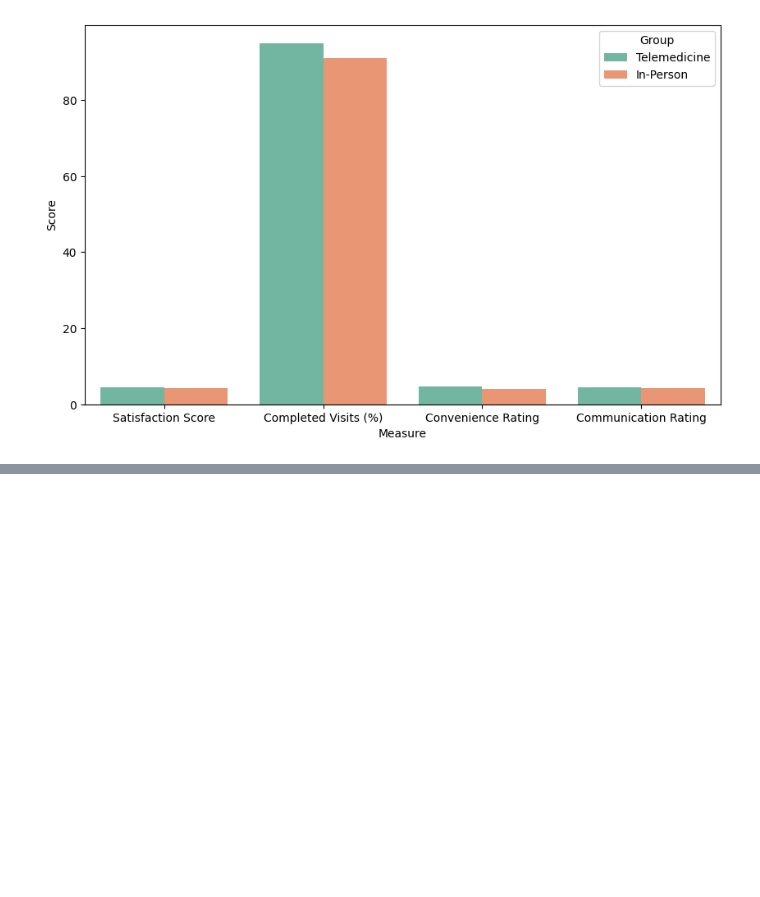
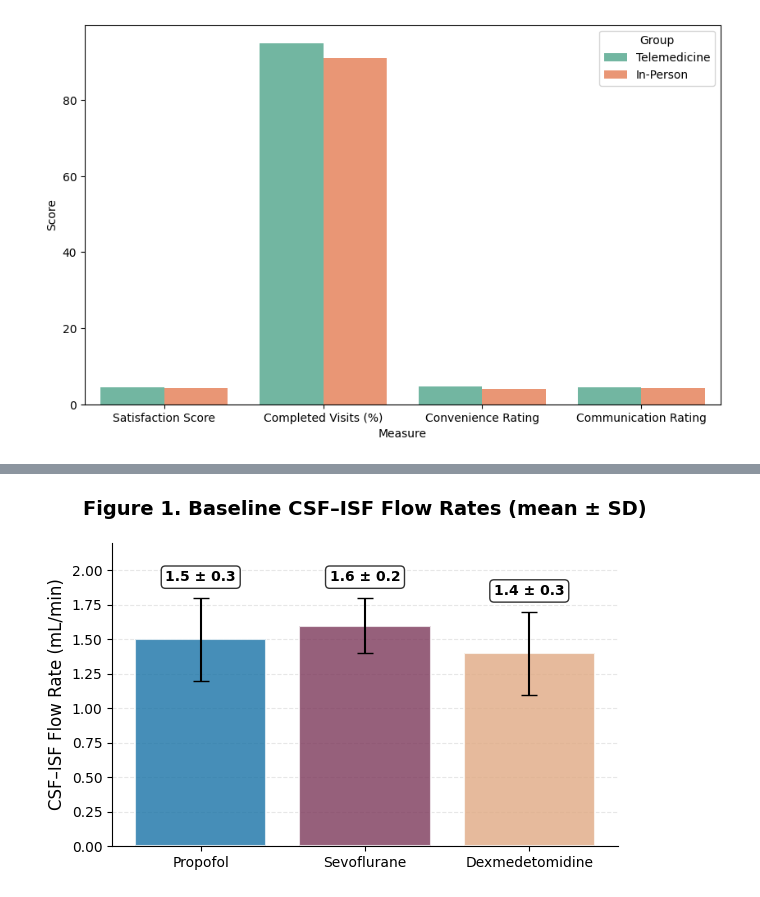
Before and after one commit to YuktiTripathi/Learn-Practice, a Jupyter notebook: graphs.ipynb, the cells around one changed output, grey strips where cells are left out. Cells and saved outputs as stored; diff of their text form; code cells hidden in the pictures; blank space fills up the shorter version.

```diff
--- a/graphs.ipynb
+++ b/graphs.ipynb
@@ -57,0 +79,60 @@ ValueError: 'yerr' (shape: (4,)) must be a scalar or a 1D or (2, n) array-like w
+# %%
+import pandas as pd
+import matplotlib.pyplot as plt
+
+# Sample data
+data = {
+    "Group": ["Propofol", "Sevoflurane", "Dexmedetomidine"],
+    "Flow Rate (mL/min)": [1.5, 1.6, 1.4],
+    "SD": [0.3, 0.2, 0.3]
+}
+
+df = pd.DataFrame(data)
+
+fig, ax = plt.subplots(figsize=(6, 4))
+
+# Use more subtle, professional colors
+subtle_colors = ["#1872a6","#7c385a","#e0a983"]
+
+bars = ax.bar(
+    df["Group"],
+    df["Flow Rate (mL/min)"],
+    yerr=df["SD"],
+    capsize=6,
+    color=subtle_colors,
+    alpha=0.8,  # Add slight transparency for subtlety
+    edgecolor='white',
+    linewidth=1.5
+)
+
+ax.set_ylabel("CSF–ISF Flow Rate (mL/min)", fontsize=12)
+ax.set_title("Figure 1. Baseline CSF–ISF Flow Rates (mean ± SD)", fontsize=14, fontweight='bold', pad=20)
+
+# Set y-axis limits to provide more space
+ax.set_ylim(0, 2.2)
+
+# Place "mean ± SD" above each error bar with proper spacing
+for bar, mean, sd in zip(bars, df["Flow Rate (mL/min)"], df["SD"]):
+    # Get the bar's x center
+    x = bar.get_x() + bar.get_width() / 2
+    # Position text well above the top of the error bar
+    y = mean + sd + 0.1  # Increased spacing from 0.05 to 0.1
+    ax.text(
+        x, y,
+        f"{mean:.1f} ± {sd:.1f}",
+        ha='center', va='bottom',
+        fontsize=10, fontweight='bold',
+        bbox=dict(boxstyle="round,pad=0.3", facecolor="white", alpha=0.8)  # Add background box
+    )
+
+# Improve overall appearance
+ax.grid(True, alpha=0.3, linestyle='--', axis='y')
+ax.set_axisbelow(True)
+ax.spines['top'].set_visible(False)
+ax.spines['right'].set_visible(False)
+
+plt.tight_layout()
+plt.savefig("figure1_flow_rates.png", dpi=300, bbox_inches='tight')
+plt.show()
+# %% [output]
+[figure, added]
```
Also changed, not shown: parts of 1 cell of this notebook, 1 other file.
